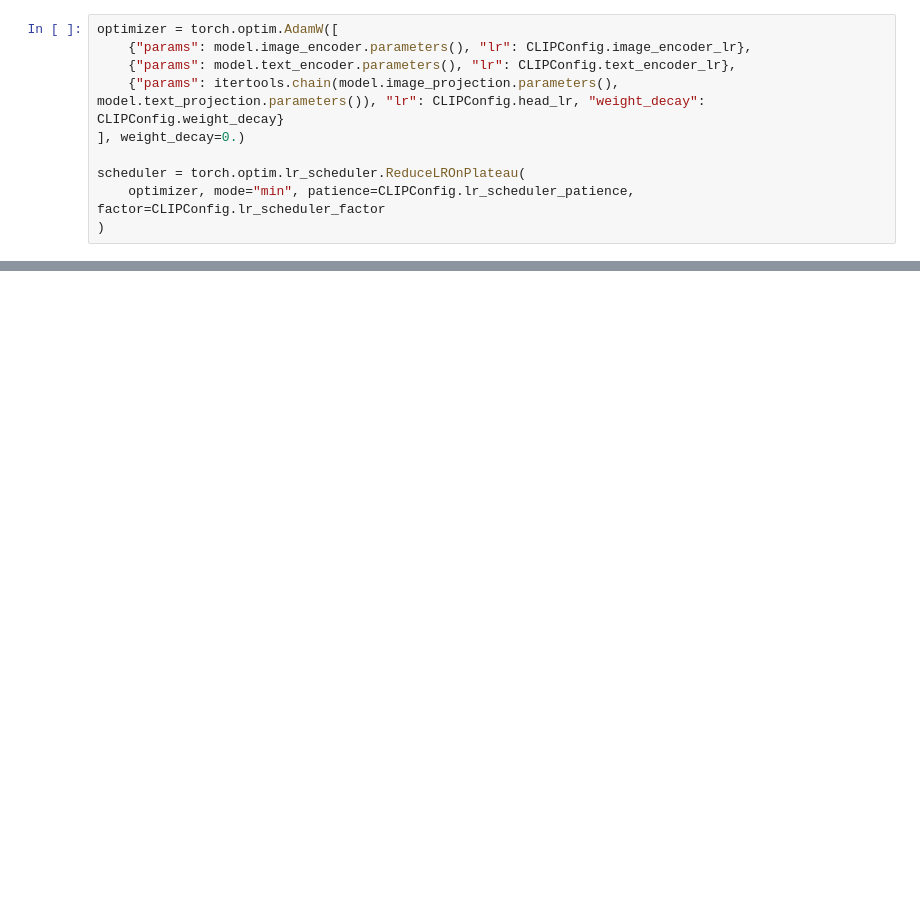
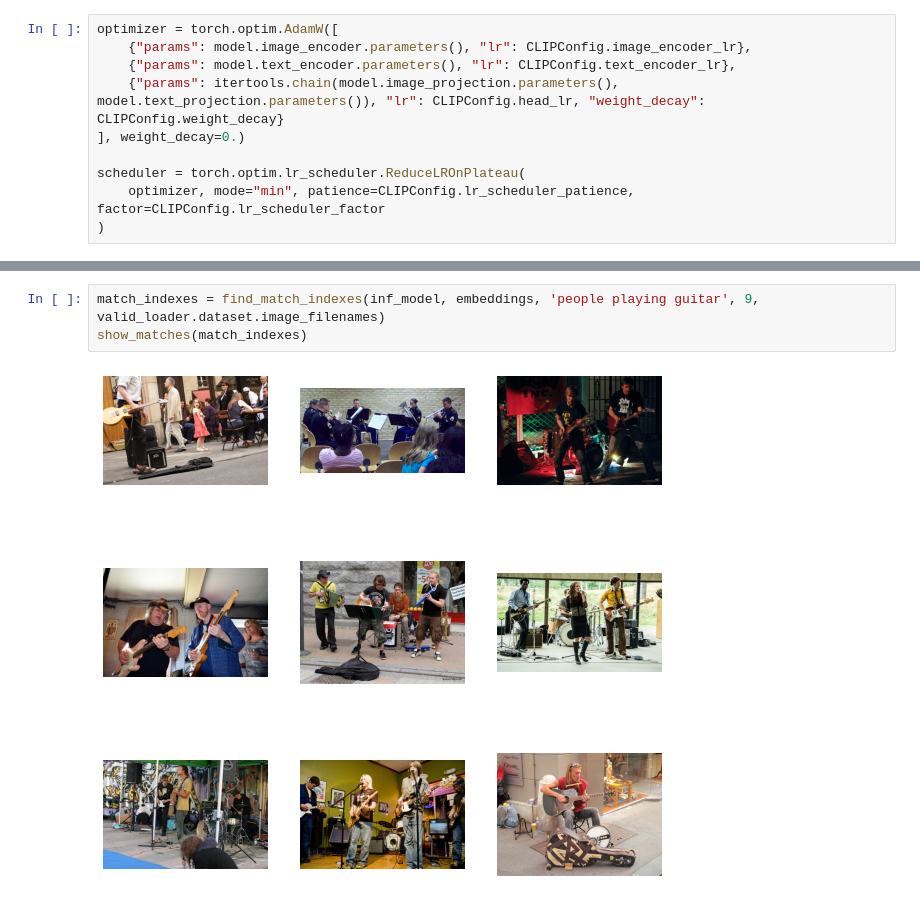
Before and after one commit to tiagodeoliveira/amazon-sagemaker-notebooks, a Jupyter notebook: openai_clip/notebook.ipynb, the cells around one changed output, grey strips where cells are left out. Cells and saved outputs as stored; diff of their text form; blank space fills up the shorter version.

```diff
--- a/openai_clip/notebook.ipynb
+++ b/openai_clip/notebook.ipynb
@@ -310,0 +387,5 @@ NameError: name 'lr_scheduler' is not defined
+# %%
+match_indexes = find_match_indexes(inf_model, embeddings, 'people playing guitar', 9, valid_loader.dataset.image_filenames)
+show_matches(match_indexes)
+# %% [output]
+[figure, added]
```
Also changed, not shown: parts of 21 cells of this notebook.
